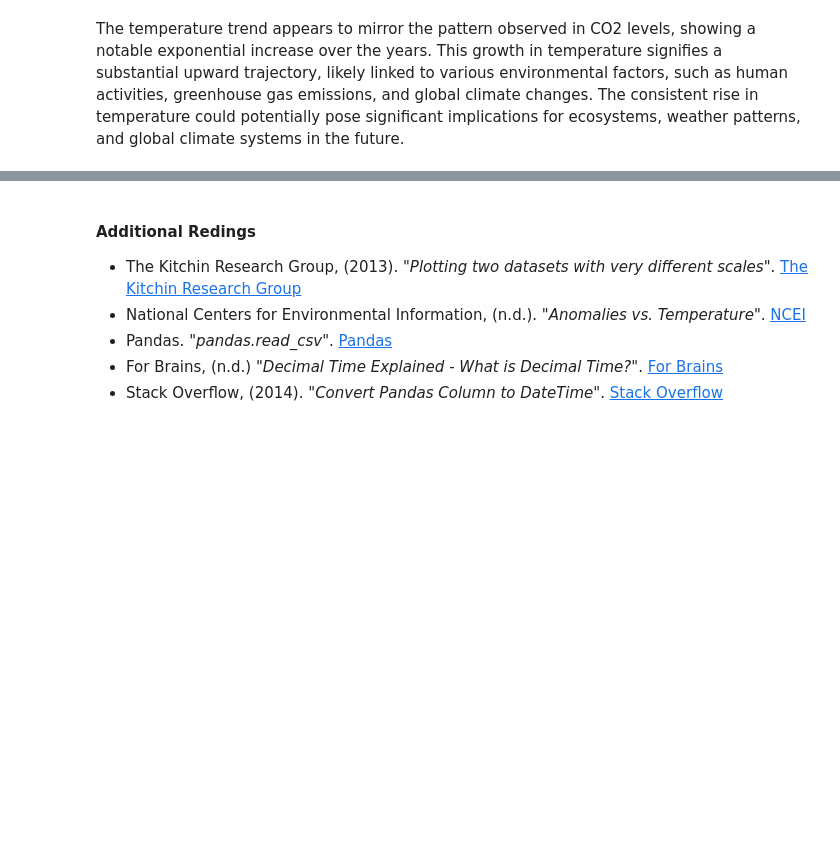
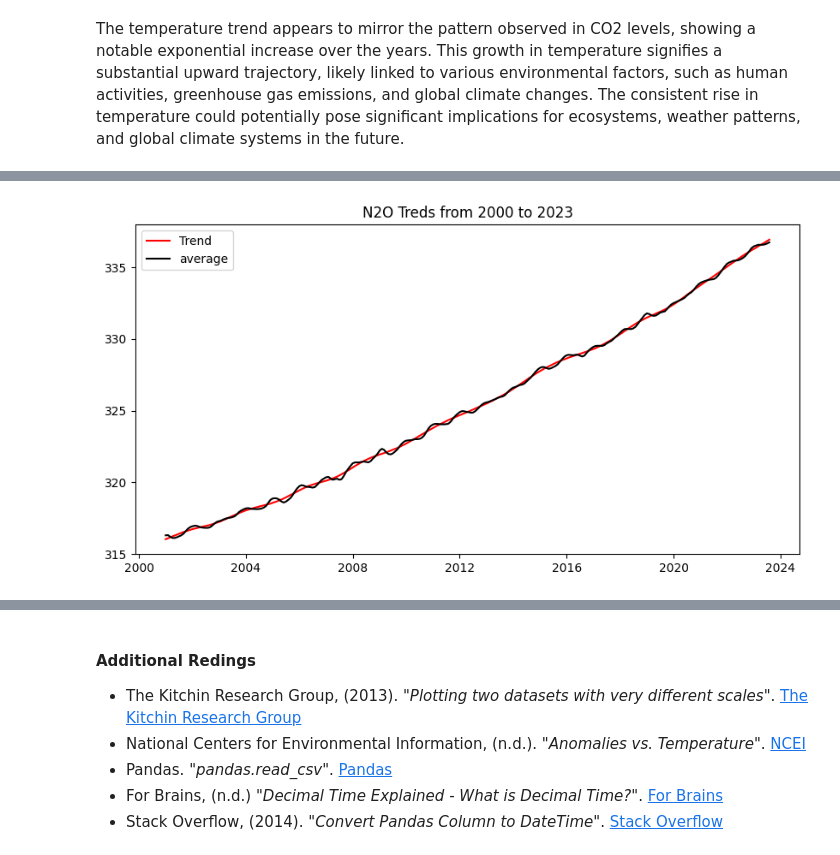
Before and after one commit to C-3sc0/Programming-for-Data-Analysis-Project, a Jupyter notebook: project2.ipynb, the cells around one changed output, grey strips where cells are left out. Drawn from its saved outputs; the diff is of its cells as text; code cells hidden in the pictures; blank space fills up the shorter version.

```diff
--- a/project2.ipynb
+++ b/project2.ipynb
@@ -896,0 +975,2 @@ The temperature trend appears to mirror the pattern observed in CO2 levels, show
+# %%
+new_N2o = pd.read_csv('dataset/N2O-from-2000-to-2023.csv')
@@ -896,0 +993,9 @@ The temperature trend appears to mirror the pattern observed in CO2 levels, show
+# %%
+# Convert 'year' and 'month' to a single datetime column
+new_N2o['date'] = pd.to_datetime(new_N2o[['year', 'month']].assign(day=1))
+
+# Drop the original 'year' and 'month' columns if needed
+new_N2o = new_N2o.drop(['year', 'month', 'decimal'], axis=1)
+
+# Display the modified DataFrame
+new_N2o
@@ -896,0 +1016,10 @@ The temperature trend appears to mirror the pattern observed in CO2 levels, show
+# %%
+plt.figure(figsize=(10, 5))
+plt.plot(new_N2o['date'], new_N2o['trend'], linestyle='-', label='Trend', color='red')
+plt.plot(new_N2o['date'], new_N2o['average'], linestyle='-', label='average', color='black')
+plt.title('N2O Treds from 2000 to 2023')
+plt.legend()
+#plt.savefig('N2O Treds from 2000 to 2023.png')
+plt.show()
+# %% [output]
+[figure, added]
```
Also changed, not shown: parts of 25 cells of this notebook.
